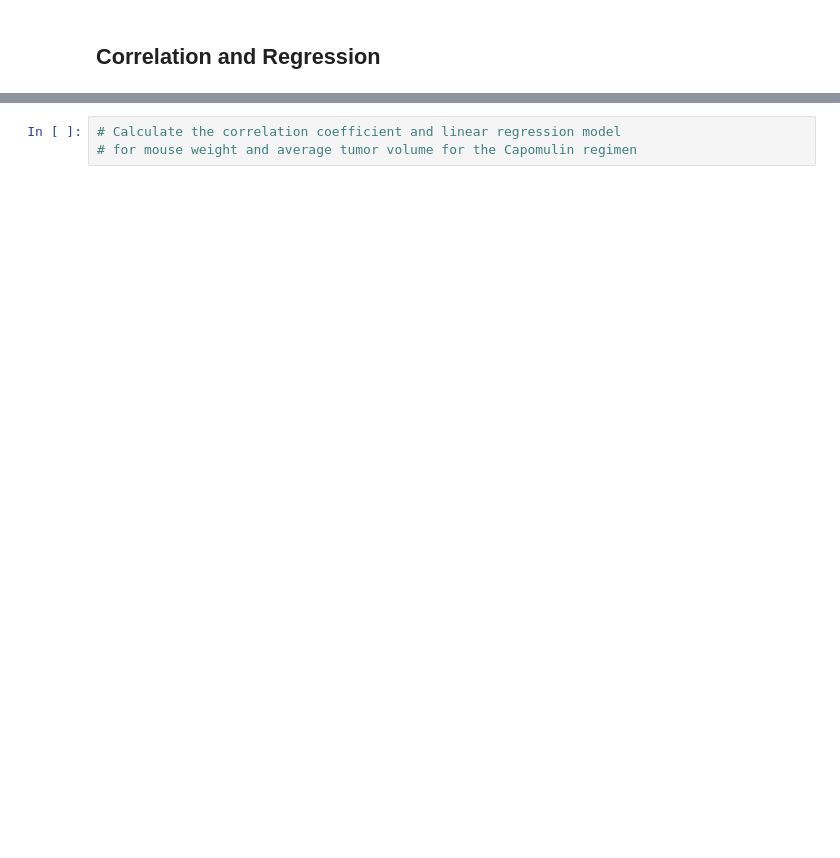
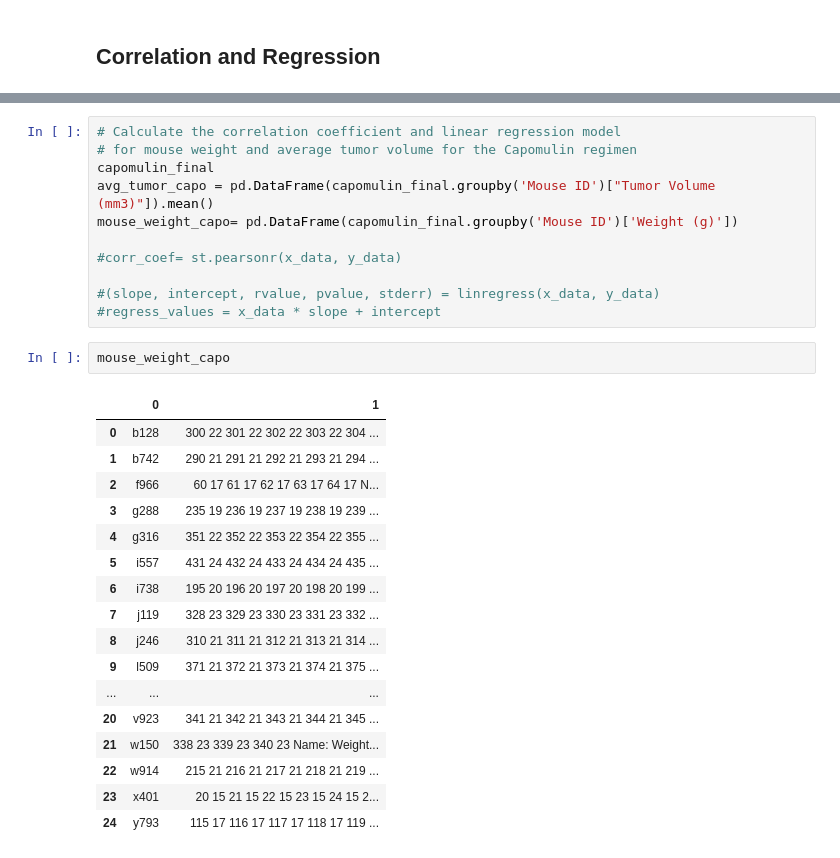
Before and after one commit to caseyjuergens/matplotlib-challenge, a Jupyter notebook: pymaceuticals_starter.ipynb, the cells around one changed output, grey strips where cells are left out. Drawn from its saved outputs; the diff is of its cells as text; blank space fills up the shorter version.

```diff
--- a/pymaceuticals_starter.ipynb
+++ b/pymaceuticals_starter.ipynb
@@ -311,3 +309,31 @@ plt.show()
 # %%
 # Calculate the correlation coefficient and linear regression model
 # for mouse weight and average tumor volume for the Capomulin regimen
+capomulin_final
+avg_tumor_capo = pd.DataFrame(capomulin_final.groupby('Mouse ID')["Tumor Volume (mm3)"]).mean()
+mouse_weight_capo= pd.DataFrame(capomulin_final.groupby('Mouse ID')['Weight (g)'])
+
+#corr_coef= st.pearsonr(x_data, y_data)
+
+#(slope, intercept, rvalue, pvalue, stderr) = linregress(x_data, y_data)
+#regress_values = x_data * slope + intercept
+# %%
+mouse_weight_capo
+# %% [output]
+|  | 0 | 1 |
+| 0 | b128 | 300 22 301 22 302 22 303 22 304 ... |
+| 1 | b742 | 290 21 291 21 292 21 293 21 294 ... |
+| 2 | f966 | 60 17 61 17 62 17 63 17 64 17 N... |
+| 3 | g288 | 235 19 236 19 237 19 238 19 239 ... |
+| 4 | g316 | 351 22 352 22 353 22 354 22 355 ... |
+| 5 | i557 | 431 24 432 24 433 24 434 24 435 ... |
+| 6 | i738 | 195 20 196 20 197 20 198 20 199 ... |
+| 7 | j119 | 328 23 329 23 330 23 331 23 332 ... |
+| 8 | j246 | 310 21 311 21 312 21 313 21 314 ... |
+| 9 | l509 | 371 21 372 21 373 21 374 21 375 ... |
+| ... | ... | ... |
+| 20 | v923 | 341 21 342 21 343 21 344 21 345 ... |
+| 21 | w150 | 338 23 339 23 340 23 Name: Weight... |
+| 22 | w914 | 215 21 216 21 217 21 218 21 219 ... |
+| 23 | x401 | 20 15 21 15 22 15 23 15 24 15 2... |
+| 24 | y793 | 115 17 116 17 117 17 118 17 119 ... |
```
Also changed, not shown: parts of 11 cells of this notebook.
